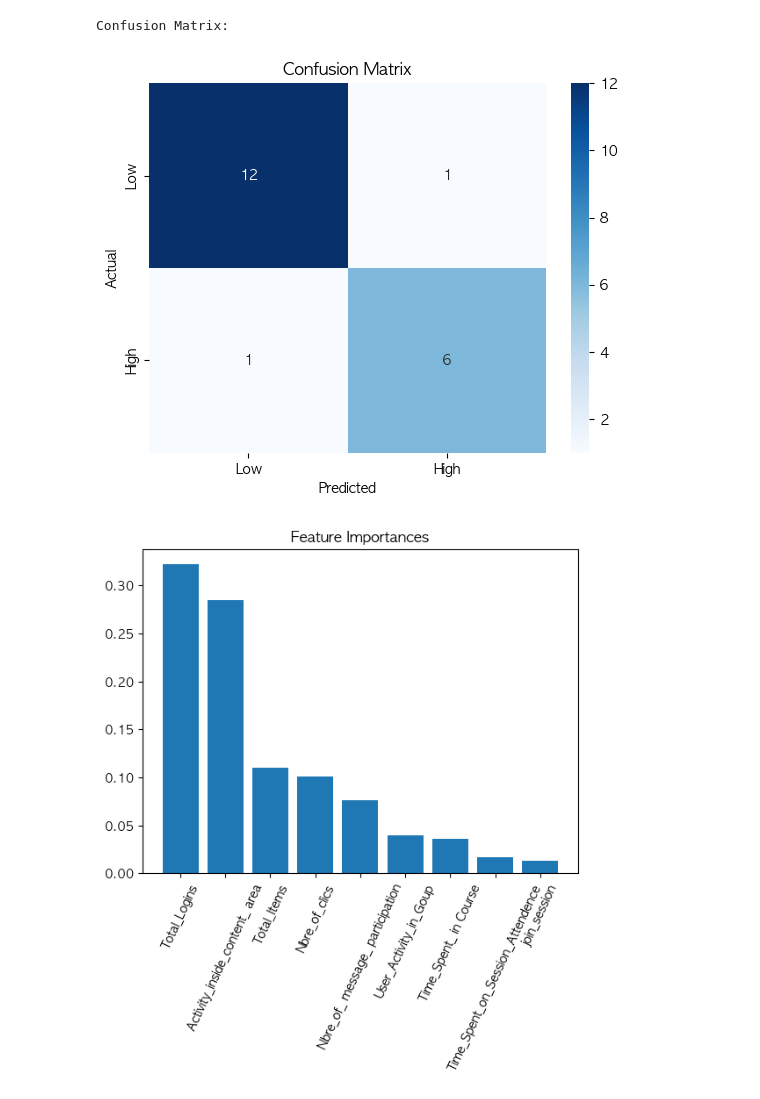
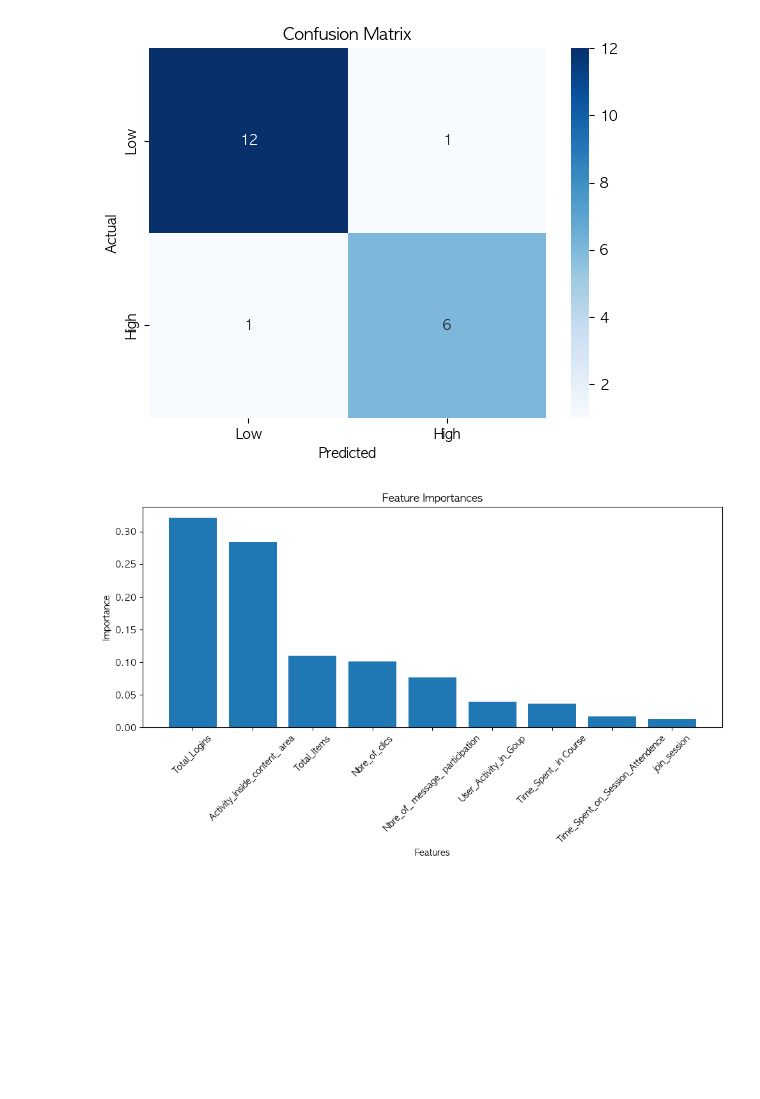
Before and after one commit to jaewoogwak/engagement-prediction, a Jupyter notebook: index.ipynb, the cells around one changed output. Drawn from its saved outputs; the diff is of its cells as text; code cells hidden in the pictures; blank space fills up the shorter version.

```diff
--- a/index.ipynb
+++ b/index.ipynb
@@ -54,6 +103,5 @@ AUC: 0.9560
 # %%
-# 5. 혼동 행렬
-print("\nConfusion Matrix:")
+# 7. Confusion Matrix 시각화
 cm = confusion_matrix(y_test, y_pred)
 sns.heatmap(cm, annot=True, fmt='d', cmap='Blues', xticklabels=['Low', 'High'], yticklabels=['Low', 'High'])
 plt.xlabel('Predicted')
@@ -61,18 +109,21 @@ plt.ylabel('Actual')
 plt.title('Confusion Matrix')
 plt.show()
 # %% [output]
-Confusion Matrix:
 [figure]
 # %%
-# 6. 특징 중요도 시각화
+# 8. Feature Importance 시각화
 feature_importances = pd.DataFrame({
     'Feature': X.columns,
     'Importance': rf_model.feature_importances_
 }).sort_values(by='Importance', ascending=False)
 
+plt.figure(figsize=(10, 6))
 plt.bar(feature_importances['Feature'], feature_importances['Importance'])
 plt.title('Feature Importances')
-plt.xticks(rotation=65)
+plt.xlabel('Features')
+plt.ylabel('Importance')
+plt.xticks(rotation=45)
+plt.tight_layout()
 plt.show()
 # %% [output]
-[figure, old version]
+[figure, new version]
```
Also changed, not shown: parts of 3 cells of this notebook, 1 other file.
